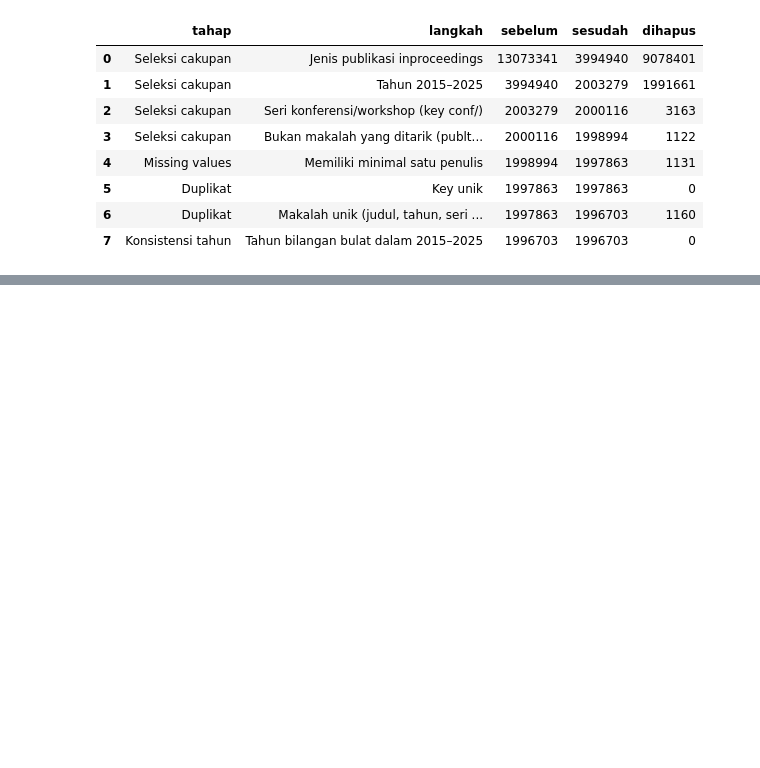
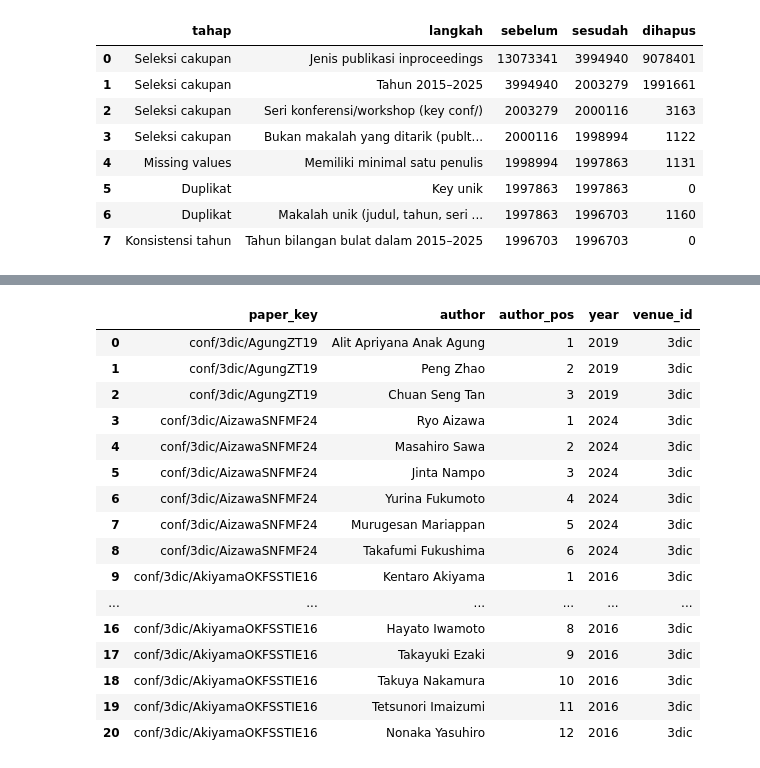
Before and after one commit to RNXFreeze/IF4041-Datmin-Tubes-Kel1, a Jupyter notebook: notebooks/01_data_extraction_preprocessing.ipynb, the cells around one changed output, grey strips where cells are left out. Drawn from its saved outputs; the diff is of its cells as text; code cells hidden in the pictures; blank space fills up the shorter version.

```diff
--- a/notebooks/01_data_extraction_preprocessing.ipynb
+++ b/notebooks/01_data_extraction_preprocessing.ipynb
@@ -514,0 +530,20 @@ pyarrow.Field<year: int16>
+# %%
+paper_author_table(papers.slice(0, 3)).to_pandas()
+# %% [output]
+|  | paper_key | author | author_pos | year | venue_id |
+| 0 | conf/3dic/AgungZT19 | Alit Apriyana Anak Agung | 1 | 2019 | 3dic |
+| 1 | conf/3dic/AgungZT19 | Peng Zhao | 2 | 2019 | 3dic |
+| 2 | conf/3dic/AgungZT19 | Chuan Seng Tan | 3 | 2019 | 3dic |
+| 3 | conf/3dic/AizawaSNFMF24 | Ryo Aizawa | 1 | 2024 | 3dic |
+| 4 | conf/3dic/AizawaSNFMF24 | Masahiro Sawa | 2 | 2024 | 3dic |
+| 5 | conf/3dic/AizawaSNFMF24 | Jinta Nampo | 3 | 2024 | 3dic |
+| 6 | conf/3dic/AizawaSNFMF24 | Yurina Fukumoto | 4 | 2024 | 3dic |
+| 7 | conf/3dic/AizawaSNFMF24 | Murugesan Mariappan | 5 | 2024 | 3dic |
+| 8 | conf/3dic/AizawaSNFMF24 | Takafumi Fukushima | 6 | 2024 | 3dic |
+| 9 | conf/3dic/AkiyamaOKFSSTIE16 | Kentaro Akiyama | 1 | 2016 | 3dic |
+| ... | ... | ... | ... | ... | ... |
+| 16 | conf/3dic/AkiyamaOKFSSTIE16 | Hayato Iwamoto | 8 | 2016 | 3dic |
+| 17 | conf/3dic/AkiyamaOKFSSTIE16 | Takayuki Ezaki | 9 | 2016 | 3dic |
+| 18 | conf/3dic/AkiyamaOKFSSTIE16 | Takuya Nakamura | 10 | 2016 | 3dic |
+| 19 | conf/3dic/AkiyamaOKFSSTIE16 | Tetsunori Imaizumi | 11 | 2016 | 3dic |
+| 20 | conf/3dic/AkiyamaOKFSSTIE16 | Nonaka Yasuhiro | 12 | 2016 | 3dic |
```
Also changed, not shown: parts of 2 cells of this notebook, 6 other files.
